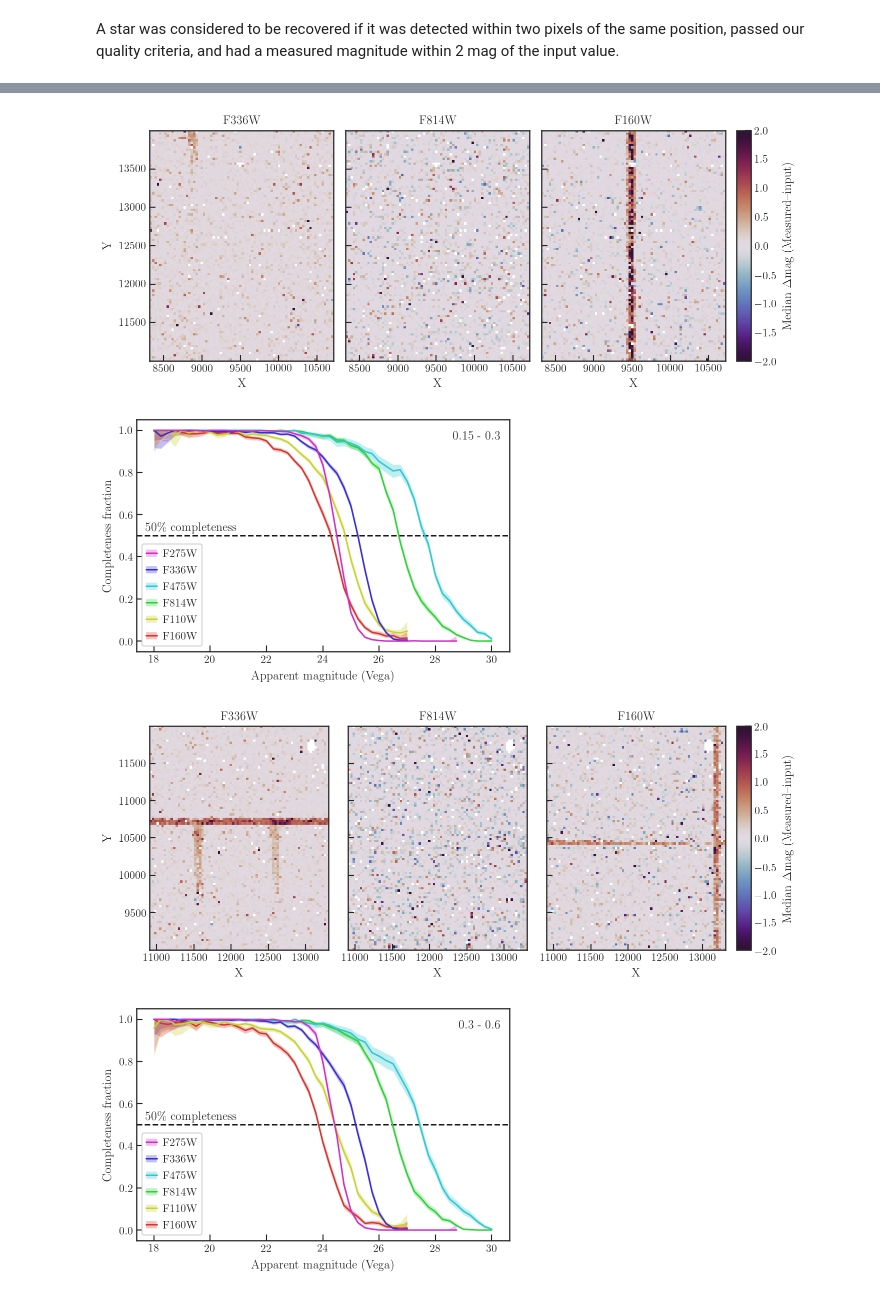
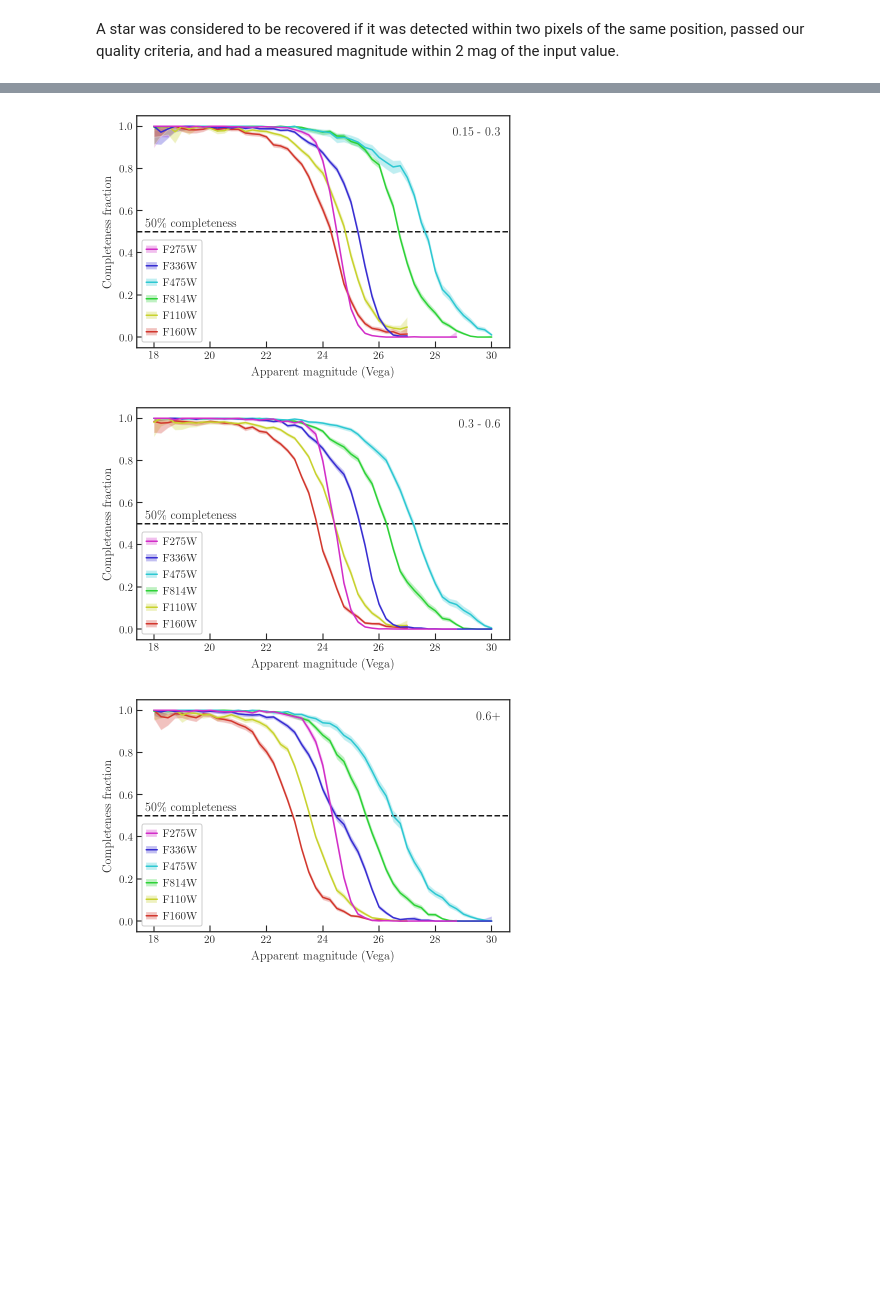
Before and after one commit to meredith-durbin/m33_survey_plots, a Jupyter notebook: AST plots.ipynb, the cells around one changed output, grey strips where cells are left out. Cells and saved outputs as stored; diff of their text form; code cells hidden in the pictures; blank space fills up the shorter version.

Commit message:
more densities

```diff
--- a/AST plots.ipynb
+++ b/AST plots.ipynb
@@ -62,8 +62,6 @@ def read_artstars(infile):
         ds.select(selection, name=f'{filt}_detected')
         is_detected = ds.evaluate_selection_mask(f'{filt}_detected').astype(int)
         ds.add_column(f'{filt}_DET', is_detected)
-        ds.rename(f.replace('_IN','_ERR'), f.replace('_IN','_CHI'))
-        ds.rename(f.replace('_IN','_STD'), f.replace('_IN','_ERR'))
     return ds
 
 def plot_completeness(ds, x0=17.875, x1=30.125, n=50):
@@ -91,7 +89,6 @@ def plot_completeness(ds, x0=17.875, x1=30.125, n=50):
             c_interp = np.interp(0.5, s_interp.values, s_interp.index.values)
             df_comp.loc[c_interp, comp_col] = 0.5
             handles.append((ptch, li))
-    #df_comp.sort_index().interpolate()
     ax.set_ylim(-0.05, 1.05)
     ax.set_xlim(x0-0.5, x1+0.5)
     ax.axhline(0.5, color='k',ls='--')
@@ -117,7 +114,7 @@ def plot_xy_delta(ds, uv_filt='F336W', opt_filt='F814W', ir_filt='F160W',
     ax1, ax2, ax3 = axes
     ax1.set_ylabel('Y')
     ax1.set_yticklabels(ax1.get_yticks().astype(int))
-    if ds.filename == '../artstars/M33_B01_SS_fake_cor.hdf5':
+    if ds.filename == '../artstars/M33_B01_SS_fake_final.hdf5':
         fig.tight_layout(w_pad=0.375, h_pad=0)
     else:
         fig.tight_layout(w_pad=1, h_pad=0)
@@ -129,7 +126,7 @@ infiles = glob.glob('../artstars/M33_B0[1-2]_??_fake_final.hdf5')
 print(infiles)
 densities = [(0, 0.15), (0.15, 0.3), (0.3, 0.6), (0.6, 10)]
 
-ds = read_artstars(glob.glob('../artstars/M33_B0[1-2]_??_fake_final.hdf5'))
+ds = read_artstars(glob.glob('../artstars/M33_B0[1-2]_*_fake_final.hdf5'))
 density_bin = np.zeros(ds.length())
 for i, (d0, d1) in enumerate(densities):
     ds.select(f'(DENSITY >= {d0}) & (DENSITY < {d1})', name=f'd{i}')
@@ -150,9 +147,11 @@ for i, (infile, density) in enumerate(zip(infiles, densities)):
     name = infile.split('/')[-1].split('_fake')[0]
     fig.tight_layout()
     fig.savefig(f'survey_paper_figures/{name}_comp.pdf', bbox_inches='tight')
-    fig = plot_xy_delta(read_artstars(infile))
-    fig.savefig(f'survey_paper_figures/{name}_xy_delta.pdf', bbox_inches='tight')
-df_comp.set_index(pd.Index([0.075, 0.225, 0.45, 0.9]), inplace=True)
+#     fig = plot_xy_delta(read_artstars(infile))
+#     fig.savefig(f'survey_paper_figures/{name}_xy_delta.pdf', bbox_inches='tight')
+densities = ds.median_approx('DENSITY', binby='DENSITY_BIN', shape=4, limits=[0.5, 4.5],
+                             percentile_shape=20000, percentile_limits='minmax')
+df_comp.set_index(pd.Index(densities), inplace=True)
 df_comp
 # %% [output]
 ['../artstars/M33_B01_NN_fake_final.hdf5', '../artstars/M33_B01_SS_fake_final.hdf5', '../artstars/M33_B02_NN_fake_final.hdf5', '../artstars/M33_B02_SS_fake_final.hdf5']
@@ -164,5 +163,4 @@ df_comp
 [figure]
-[figure, old version]
+[figure, new version]
-[figure, old version]
+[figure, new version]
-[figure, old version]
+[figure, new version]
-[figure, removed]
```
Also changed, not shown: parts of 3 cells of this notebook, 10 other files.
